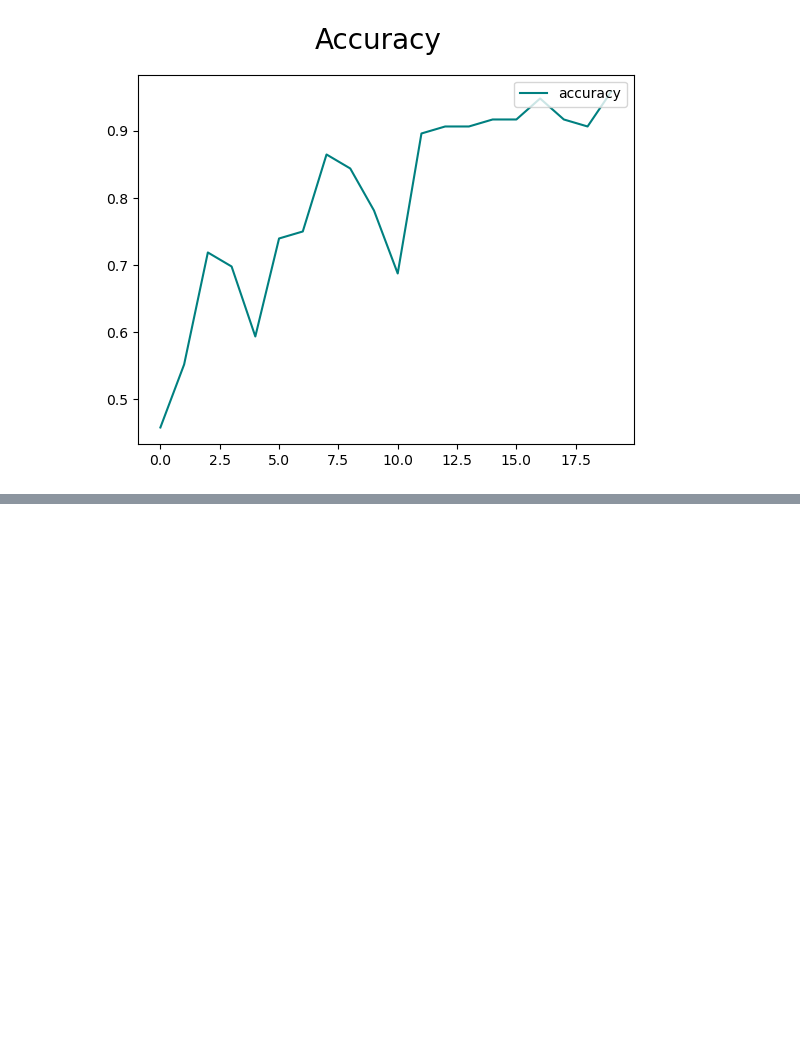
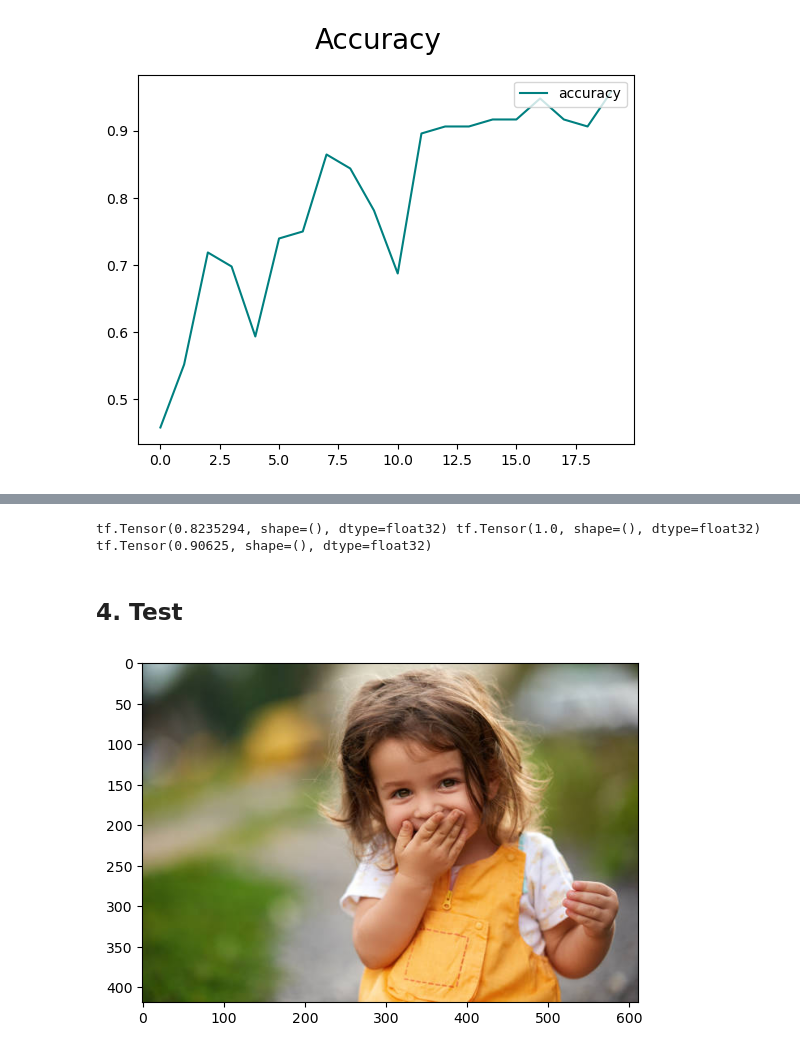
Before and after one commit to Alekiie/Baby-Attitude, a Jupyter notebook: main.ipynb, the cells around one changed output, grey strips where cells are left out. Cells and saved outputs as stored; diff of their text form; code cells hidden in the pictures; blank space fills up the shorter version.

```diff
--- a/main.ipynb
+++ b/main.ipynb
@@ -237,0 +253,6 @@ plt.show()
+# %%
+print(pre.result(), re.result(), acc.result())
+# %% [output]
+tf.Tensor(0.8235294, shape=(), dtype=float32) tf.Tensor(1.0, shape=(), dtype=float32) tf.Tensor(0.90625, shape=(), dtype=float32)
+# %% [markdown]
+## 4. Test
@@ -237,0 +261,6 @@ plt.show()
+# %%
+img = cv2.imread('jubi.jpg')
+plt.imshow(cv2.cvtColor(img, cv2.COLOR_BGR2RGB))
+plt.show()
+# %% [output]
+[figure, added]
```
Also changed, not shown: parts of 9 cells of this notebook, 7 other files.
